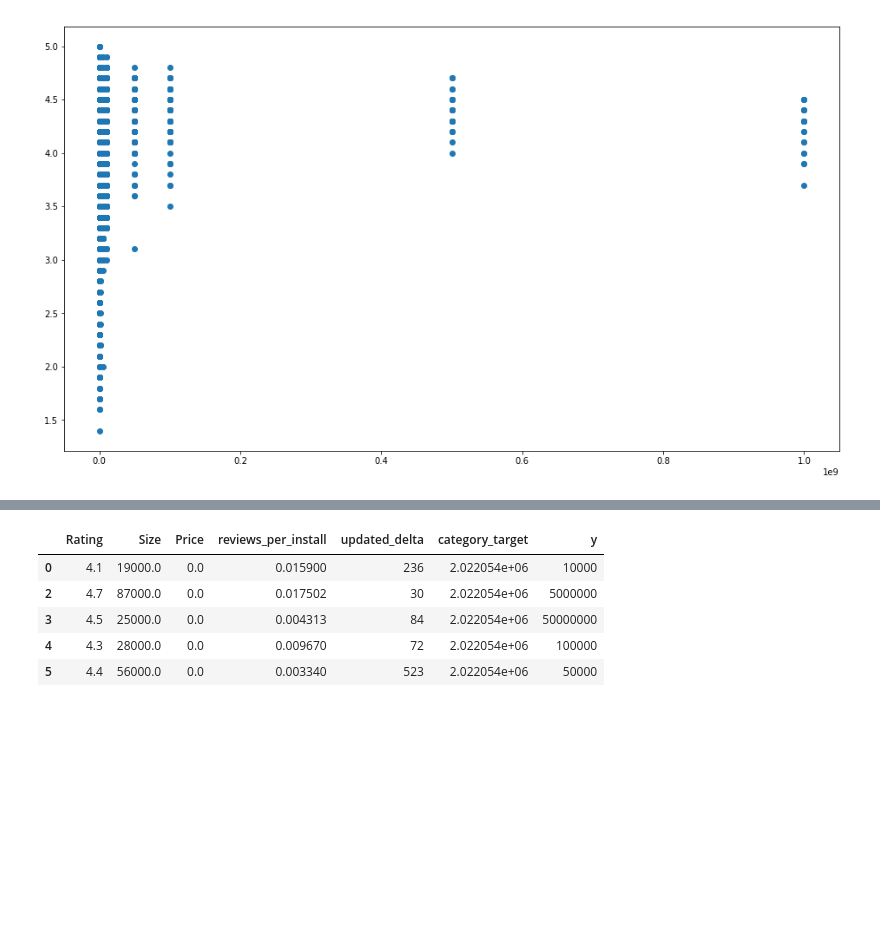
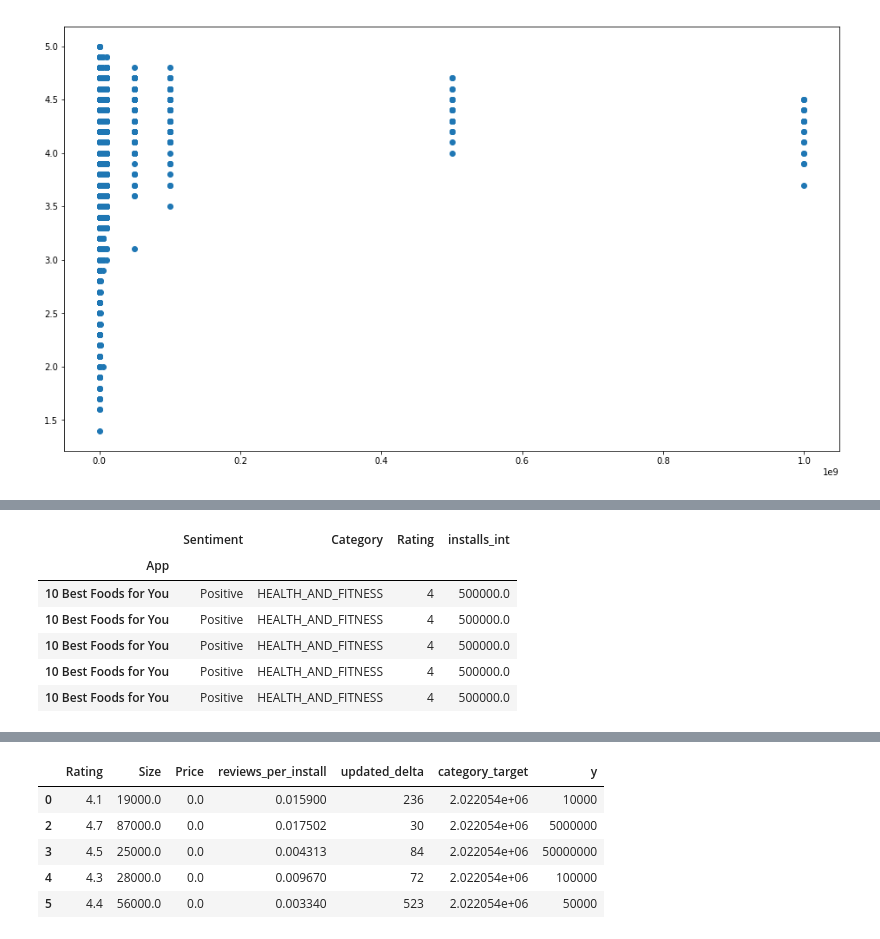
Before and after one commit to Jasonshi001/IE5374_project, a Jupyter notebook: draft_.ipynb, the cells around one changed output, grey strips where cells are left out. Saved outputs shown, nothing was run; the diff lists cells and outputs as text; code cells hidden in the pictures; blank space fills up the shorter version.

```diff
--- a/draft_.ipynb
+++ b/draft_.ipynb
@@ -393,3 +393,11 @@ plt.scatter(df_apps.installs_int, df_apps.Rating)
 plt.show()
 # %% [output]
 [figure]
+# %%
+#reviews sentiments
+#load data
+df_reviews = pd.read_csv('googleplaystore_user_reviews_origin.csv')
+print('original lenght:', len(df_reviews.App.unique()))
+df_reviews = df_reviews[['App','Sentiment']].dropna()
+print('after dropping na:', len(df_reviews.App.unique()))
+df_reviews.head()
@@ -395,0 +413,20 @@ plt.show()
+# %%
+#join tables
+
+#df_apps_i = df_apps.set_index('App')
+#df_reviews_i = df_reviews.set_index('App')
+
+df_apps.keys = df_apps.App
+df_reviews.keys = df_reviews.App
+
+df_joined = df_reviews_i.join(df_apps_i, lsuffix='_review', rsuffix='_app')
+df_joined = df_joined[['Sentiment', 'Category','Rating','installs_int']]
+df_joined.head()
+# %% [output]
+|  | Sentiment | Category | Rating | installs_int |
+| App |  |  |  |  |
+| 10 Best Foods for You | Positive | HEALTH_AND_FITNESS | 4 | 500000.0 |
+| 10 Best Foods for You | Positive | HEALTH_AND_FITNESS | 4 | 500000.0 |
+| 10 Best Foods for You | Positive | HEALTH_AND_FITNESS | 4 | 500000.0 |
+| 10 Best Foods for You | Positive | HEALTH_AND_FITNESS | 4 | 500000.0 |
+| 10 Best Foods for You | Positive | HEALTH_AND_FITNESS | 4 | 500000.0 |
```
Also changed, not shown: parts of 3 cells of this notebook.
